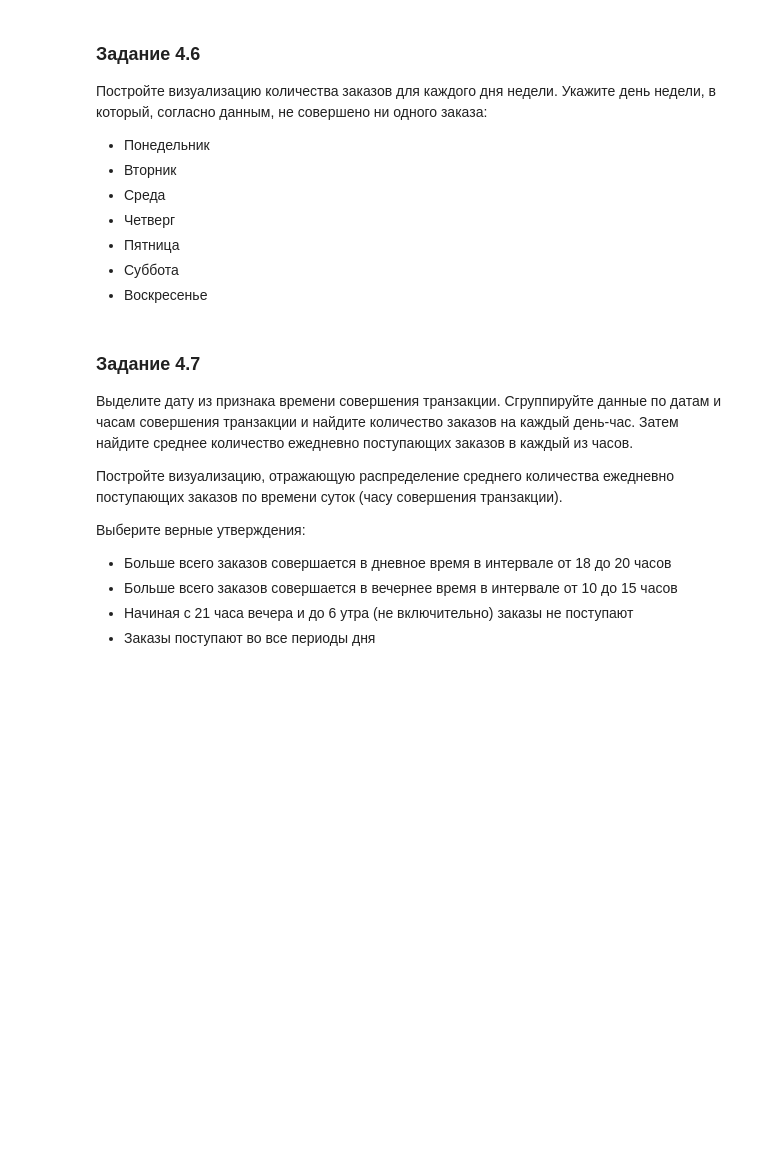
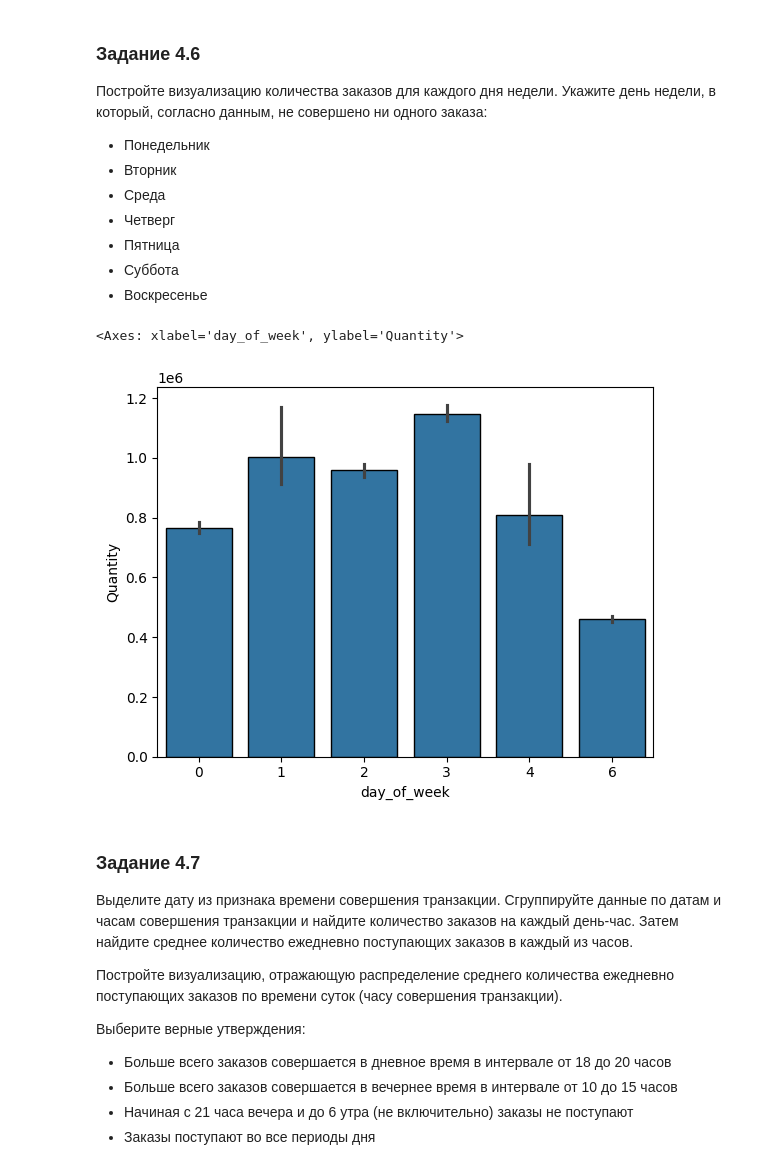
Before and after one commit to Ar1sha/sf, a Jupyter notebook: project_6/Project-6.Сегментирование клиентов онлайн-магазина подарков.ipynb, the cells around one changed output. Cells and saved outputs as stored; diff of their text form; code cells hidden in the pictures; blank space fills up the shorter version.

```diff
--- a/project_6/Project-6.Сегментирование клиентов онлайн-магазина подарков.ipynb
+++ b/project_6/Project-6.Сегментирование клиентов онлайн-магазина подарков.ipynb
@@ -432,6 +564,11 @@ quantity_canceled = get_quantity_canceled(data)
 * Пятница
 * Суббота
 * Воскресенье
+# %%
+sns.barplot(data=data, x='day_of_week', y='Quantity', estimator='sum')
+# %% [output]
+<Axes: xlabel='day_of_week', ylabel='Quantity'>
+[figure, added]
 # %% [markdown]
 ### Задание 4.7
 Выделите дату из признака времени совершения транзакции.
```
Also changed, not shown: parts of 16 cells of this notebook.
